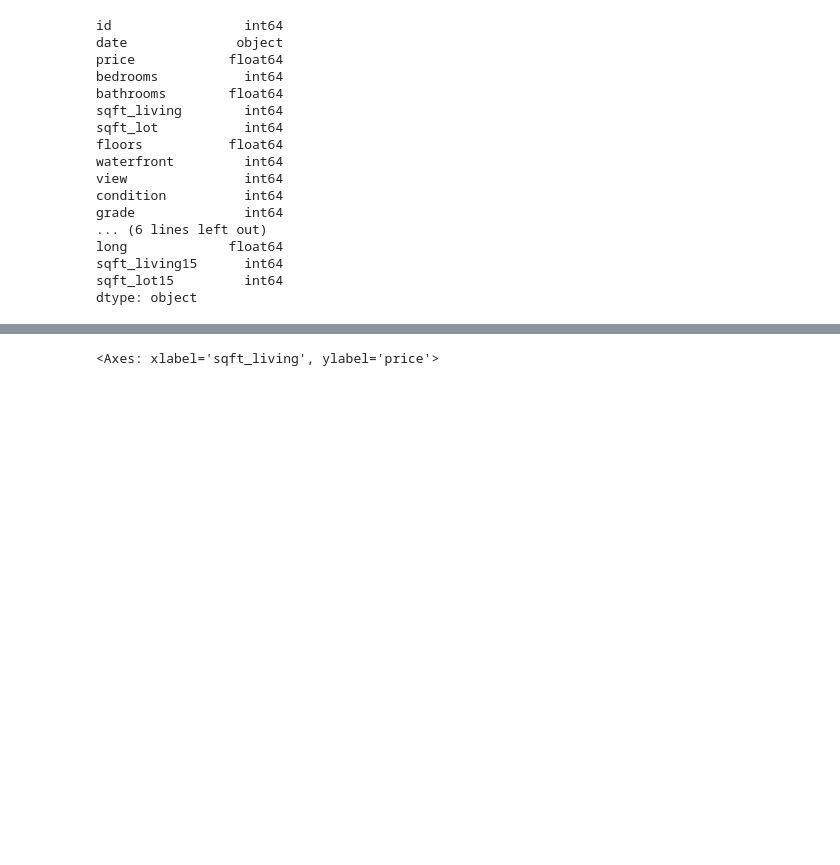
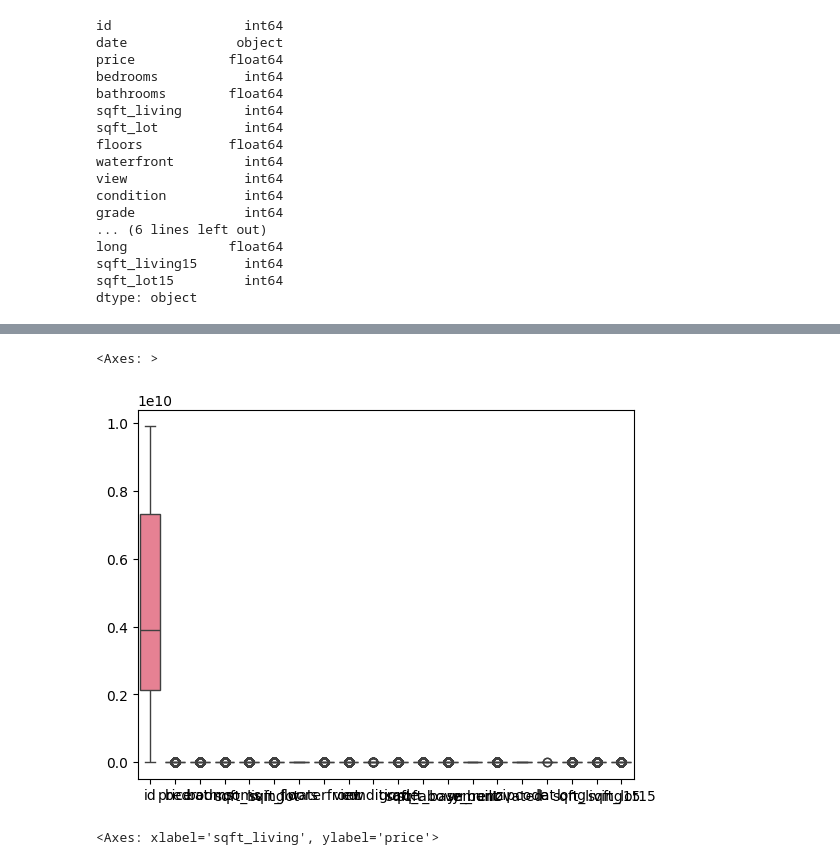
Before and after one commit to aryalal11/RealEstatePricePrediction, a Jupyter notebook: RealEstatePrediction(Deep_Learning).ipynb, the cells around one changed output, grey strips where cells are left out. Saved outputs shown, nothing was run; the diff lists cells and outputs as text; code cells hidden in the pictures; blank space fills up the shorter version.

```diff
--- a/RealEstatePrediction(Deep_Learning).ipynb
+++ b/RealEstatePrediction(Deep_Learning).ipynb
@@ -58,3 +79,8 @@ dtype: object
+# %%
+sns.boxplot(house_df)
+# %% [output]
+<Axes: >
+[figure, added]
 # %%
 sns.scatterplot(x='sqft_living',y='price',data=house_df)
 # %% [output]
```
Also changed, not shown: parts of 1 cell of this notebook.
